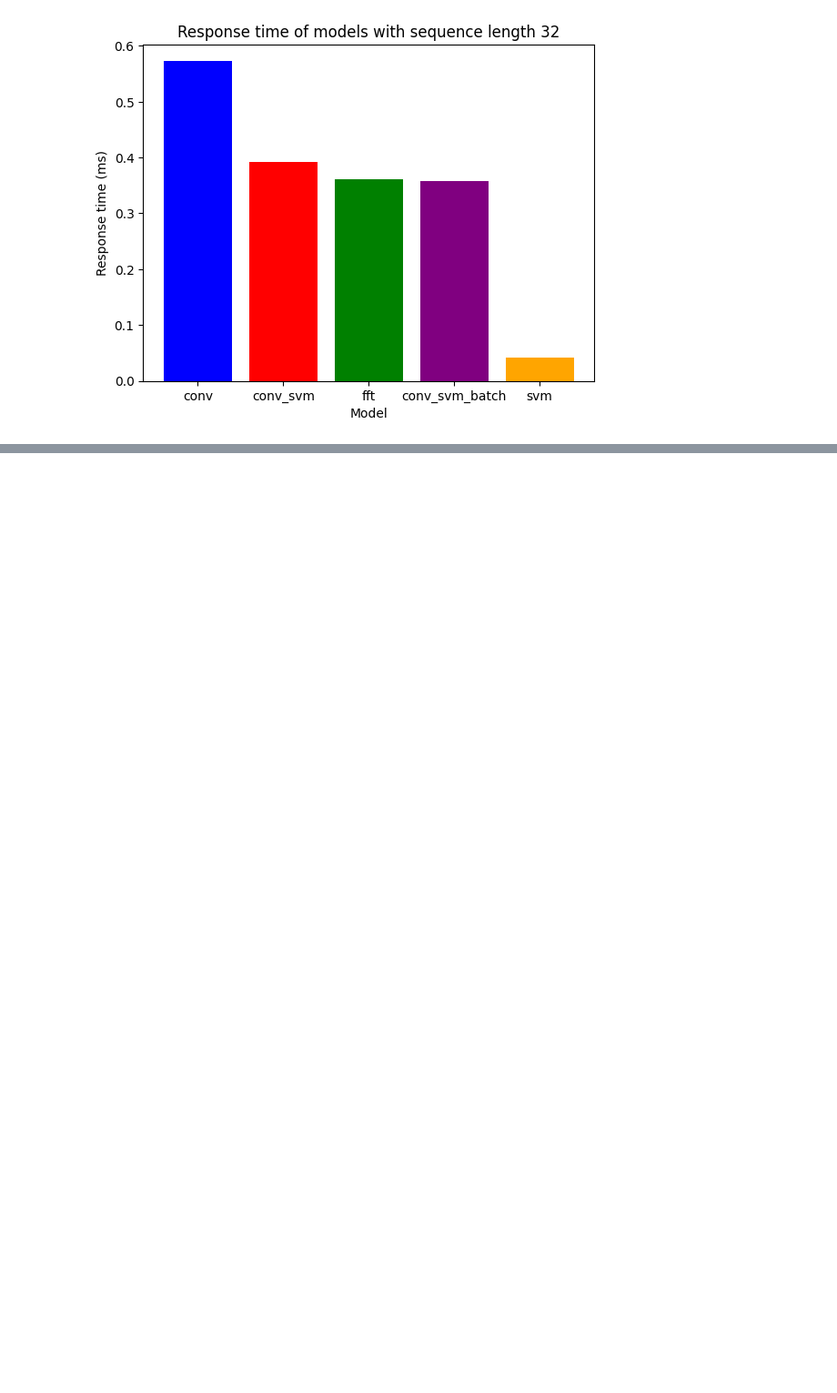
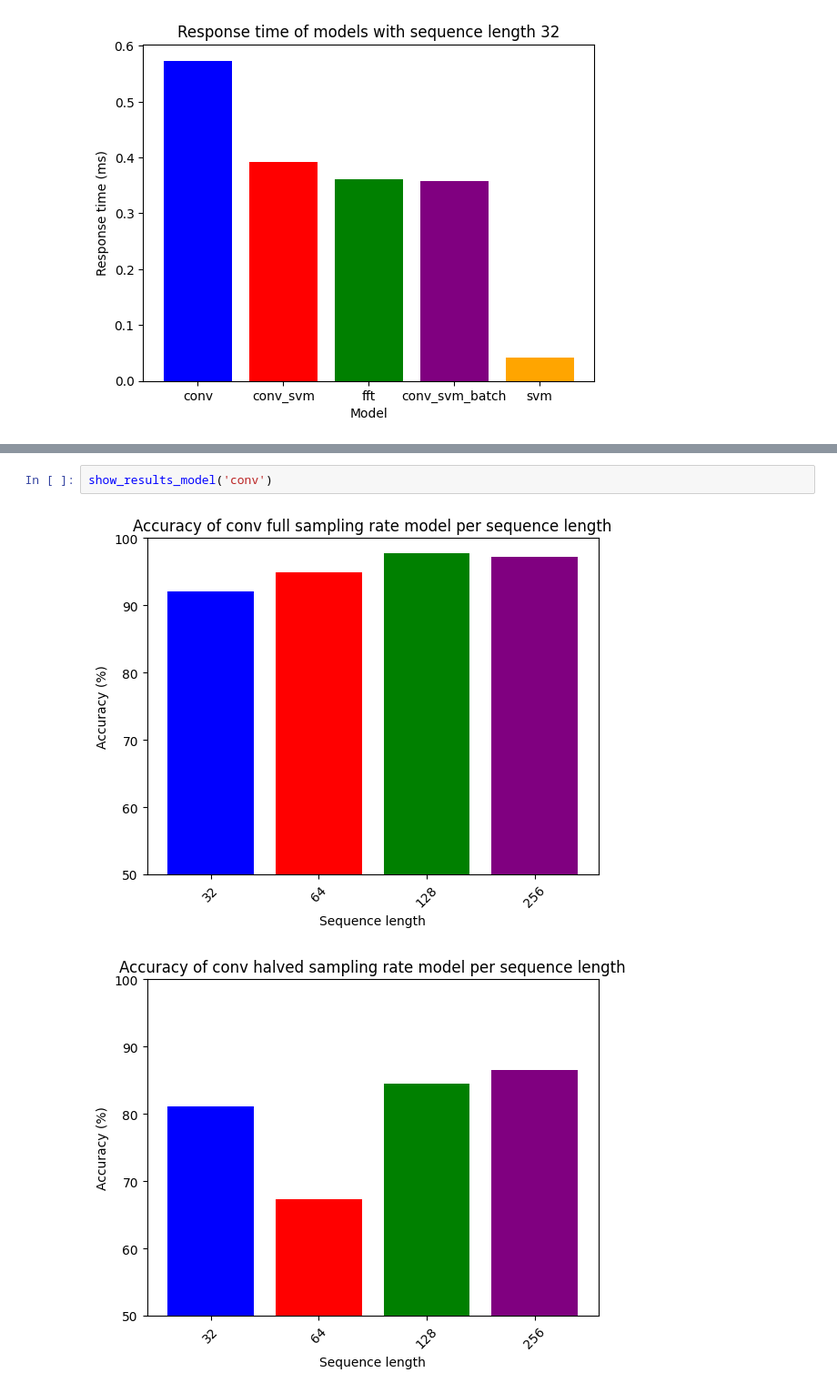
Before and after one commit to thebetar/SpectrumSensing, a Jupyter notebook: src/results.ipynb, the cells around one changed output, grey strips where cells are left out. Shown at 91% size. Cells and saved outputs as stored; diff of their text form; blank space fills up the shorter version.

```diff
--- a/src/results.ipynb
+++ b/src/results.ipynb
@@ -180,0 +181,5 @@ show_accuracy_sequence_length(accuracy_conv_svm_batch_256, 'Convolutional SVM Ba
+# %%
+show_results_model('conv')
+# %% [output]
+[figure, added]
+[figure, added]
```
Also changed, not shown: parts of 15 cells of this notebook, 26 other files.
